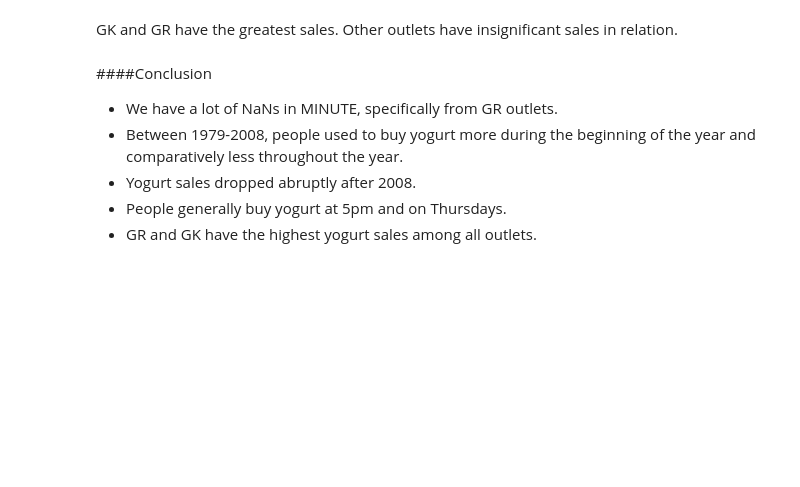
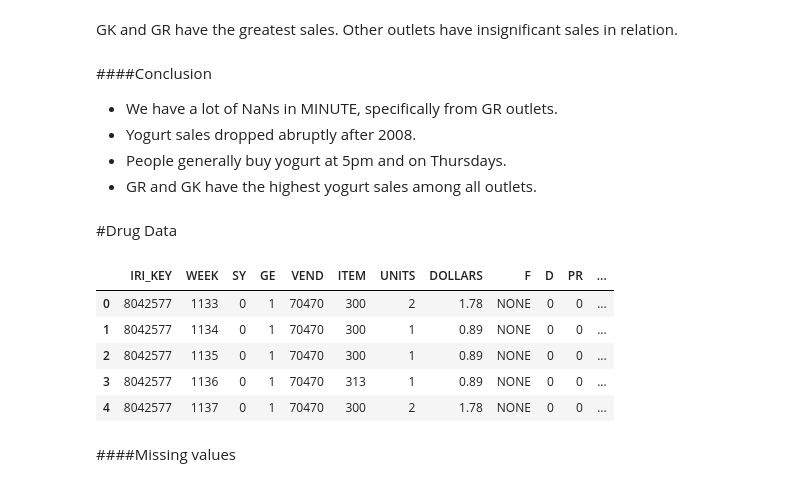
Before and after one commit to mGalarnyk/Machine_Learning_Froyo, a Jupyter notebook: Sadat/IRI_Overview.ipynb, the cells around one changed output. Cells and saved outputs as stored; diff of their text form; code cells hidden in the pictures; blank space fills up the shorter version.

```diff
--- a/Sadat/IRI_Overview.ipynb
+++ b/Sadat/IRI_Overview.ipynb
@@ -224,7 +225,8 @@ GK and GR have the greatest sales. Other outlets have insignificant sales in rel
 ####Conclusion
 
 - We have a lot of NaNs in MINUTE, specifically from GR outlets.
-- Between 1979-2008, people used to buy yogurt more during the beginning of the year and comparatively less throughout the year.
 - Yogurt sales dropped abruptly after 2008.
 - People generally buy yogurt at 5pm and on Thursdays.
 - GR and GK have the highest yogurt sales among all outlets.
+# %% [markdown]
+#Drug Data
@@ -230,0 +235,11 @@ GK and GR have the greatest sales. Other outlets have insignificant sales in rel
+# %%
+df.head()
+# %% [output]
+|  | IRI_KEY | WEEK | SY | GE | VEND | ITEM | UNITS | DOLLARS | F | D | PR | ... |
+| 0 | 8042577 | 1133 | 0 | 1 | 70470 | 300 | 2 | 1.78 | NONE | 0 | 0 | ... |
+| 1 | 8042577 | 1134 | 0 | 1 | 70470 | 300 | 1 | 0.89 | NONE | 0 | 0 | ... |
+| 2 | 8042577 | 1135 | 0 | 1 | 70470 | 300 | 1 | 0.89 | NONE | 0 | 0 | ... |
+| 3 | 8042577 | 1136 | 0 | 1 | 70470 | 313 | 1 | 0.89 | NONE | 0 | 0 | ... |
+| 4 | 8042577 | 1137 | 0 | 1 | 70470 | 300 | 2 | 1.78 | NONE | 0 | 0 | ... |
+# %% [markdown]
+####Missing values
```
Also changed, not shown: parts of 16 cells of this notebook.
